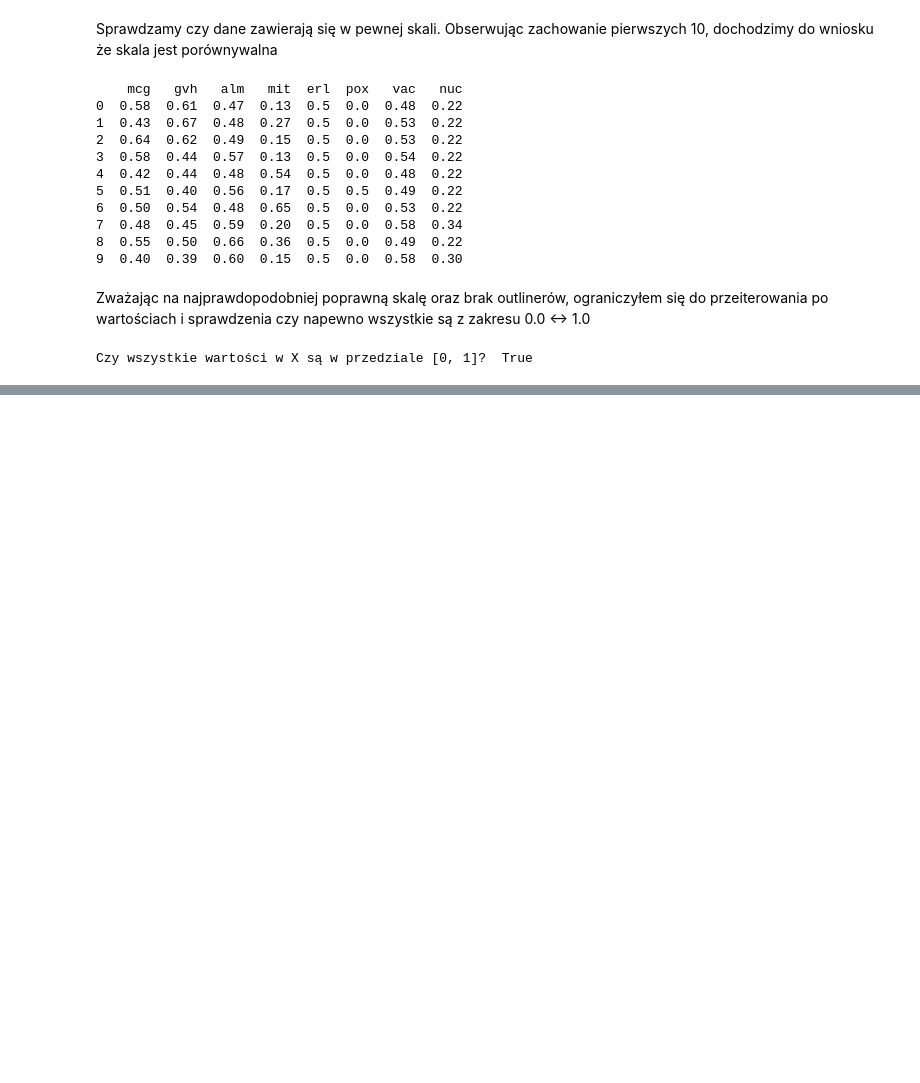
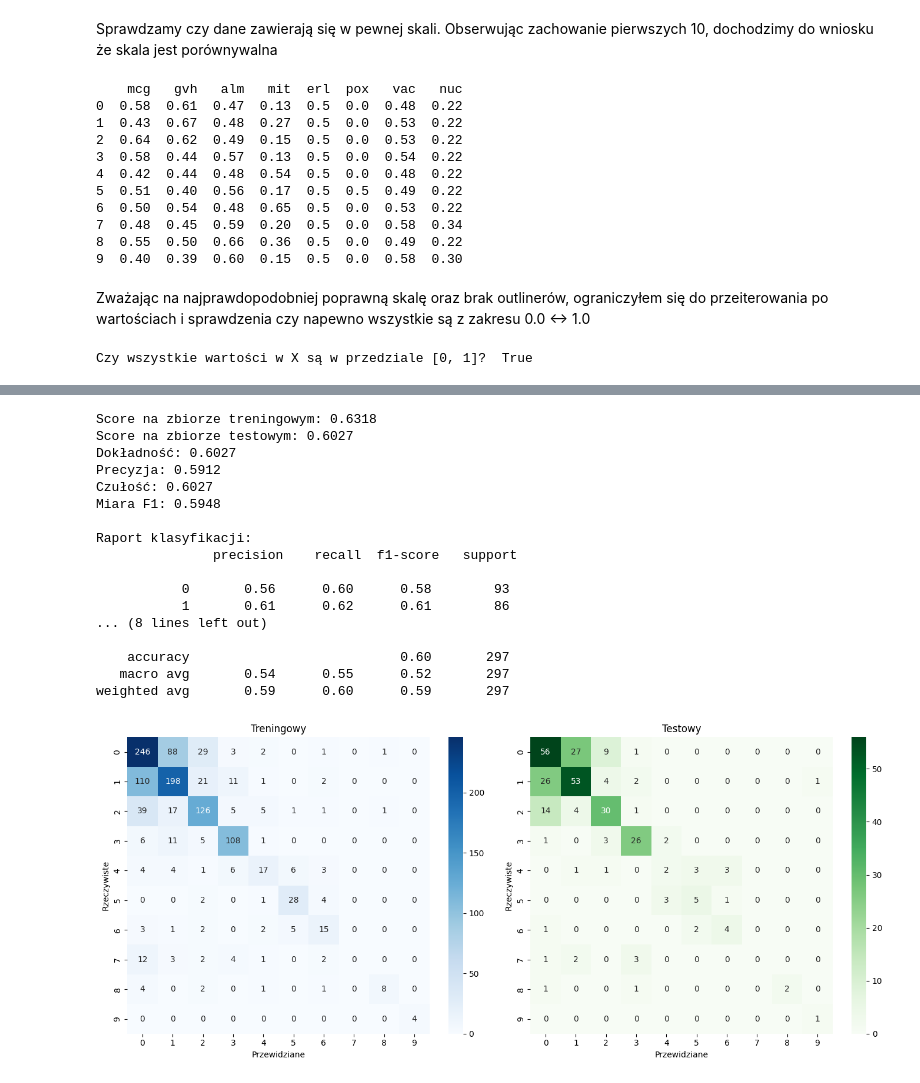
Before and after one commit to nkocjan/computational-intelligence-methods, a Jupyter notebook: lab02/lab02.ipynb, the cells around one changed output, grey strips where cells are left out. Saved outputs shown, nothing was run; the diff lists cells and outputs as text; code cells hidden in the pictures; blank space fills up the shorter version.

```diff
--- a/lab02/lab02.ipynb
+++ b/lab02/lab02.ipynb
@@ -690,7 +693,7 @@ Warto dodać że znajduje się tutaj również współczynnik uczenia o wartośc
 for r in learning_rates:
     start_time = time.time()
 
-    model = MLPClassifier(hidden_layer_sizes = (100, 100), max_iter=2000, learning_rate_init=r)
+    model = MLPClassifier(hidden_layer_sizes = (100, 100), max_iter=2000, learning_rate_init=r, solver="sgd")
     model.fit(X_train, y_train)
 
     train_score = model.score(X_train, y_train)
@@ -725,19 +734,18 @@ Jako że analiza dotyczy 4 funkcji aktywacji, 4 ilości epok, 5 architektur, 3 a
 # %%
-model_results = []
-
-for _ in range(30):
+for _ in range(20):
   activation_function = random.choice(f_aktywacji)
   epochs = random.choice(il_epok)
   architecture = random.choice(arch_sieci)
   solver = random.choice(alg_uczenia)
   learning_rate = random.choice(learning_rates)
 
+  print(f"\n\n\n------ PRÓBA {_} ------")
   print(f"Wylosowane wartości:")
   print(f"Funkcja aktywacji: {activation_function}")
   print(f"Liczba epok: {epochs}")
   print(f"Architektura sieci: {architecture}")
   print(f"Algorytm uczenia: {solver}")
-  print(f"Współczynnik uczenia: {learning_rate} \n\n\n")
+  print(f"Współczynnik uczenia: {learning_rate} \n")
 
   start_time = time.time()
 
@@ -747,7 +755,5 @@ for _ in range(30):
   print(f'Score na zbiorze treningowym: {model.score(X_train, y_train):.4f}')
   print(f'Score na zbiorze testowym: {model.score(X_test, y_test):.4f}')
   print(f"Czas wykonania model.fit(): {(time.time() - start_time):.4f} sekundy")
-  model_results.append({"model": model, "activation_function": activation_function, "epochs": epochs, "architecture": architecture, "solver": solver, "learning_rate": learning_rate, "training_time": (time.time() - start_time)})
-
-evaluate_classification(model_results[2]['model'], X_test, y_test)
+  evaluate_classification(model, X_test, y_test)
 # %% [output]
@@ -857,5 +861,6 @@ Skala, oraz outlinery potwierdzone i sprawdzone, więc dochodzimy do wniosku, ż
 # %%
-arch_ex_5 = [(5,5), (100,100), (4,4,4,4), (25,25,25)]
+arch_ex_5 = [(5,5), (100,100), (4,4,4,4), (25,25,25), (3,3,3,3,3)]
+model_tab = []
 for arch in arch_ex_5:
   start_time = time.time()
 
@@ -866,4 +871,5 @@ for arch in arch_ex_5:
   print(f'Score na zbiorze testowym: {model.score(X_test, y_test):.4f}')
   print(f"Czas wykonania model.fit(): {(time.time() - start_time):.4f} sekundy")
   evaluate_classification(model, X_test, y_test)
+  model_tab.append(model)
 # %% [output]
@@ -888,0 +897,40 @@ TODO -> zrobić sprawozdanie, ale to dopiero po tym, jak będzie ocena z poprzed
+# %%
+print(f'Score na zbiorze treningowym: {model_tab[3].score(X_train, y_train):.4f}')
+print(f'Score na zbiorze testowym: {model_tab[3].score(X_test, y_test):.4f}')
+evaluate_classification(model_tab[3], X_test, y_test)
+y_train_pred = model_tab[3].predict(X_train)
+y_test_pred = model_tab[3].predict(X_test)
+
+fig, axs = plt.subplots(1, 2, figsize=(14, 6))
+
+sns.heatmap(confusion_matrix(y_train, y_train_pred), annot=True, fmt='d', cmap='Blues', ax=axs[0])
+axs[0].set_title("Treningowy")
+axs[0].set_xlabel("Przewidziane")
+axs[0].set_ylabel("Rzeczywiste")
+
+sns.heatmap(confusion_matrix(y_test, y_test_pred), annot=True, fmt='d', cmap='Greens', ax=axs[1])
+axs[1].set_title("Testowy")
+axs[1].set_xlabel("Przewidziane")
+axs[1].set_ylabel("Rzeczywiste")
+
+plt.tight_layout()
+plt.show()
+# %% [output]
+Score na zbiorze treningowym: 0.6318
+Score na zbiorze testowym: 0.6027
+Dokładność: 0.6027
+Precyzja: 0.5912
+Czułość: 0.6027
+Miara F1: 0.5948
+
+Raport klasyfikacji:
+               precision    recall  f1-score   support
+
+           0       0.56      0.60      0.58        93
+           1       0.61      0.62      0.61        86
+... (8 lines left out)
+
+    accuracy                           0.60       297
+   macro avg       0.54      0.55      0.52       297
+weighted avg       0.59      0.60      0.59       297
+[figure, added]
```
Also changed, not shown: parts of 18 cells of this notebook.
